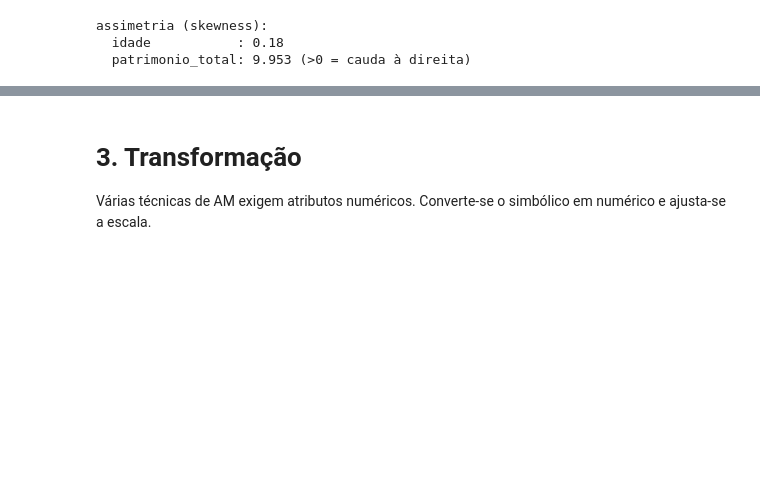
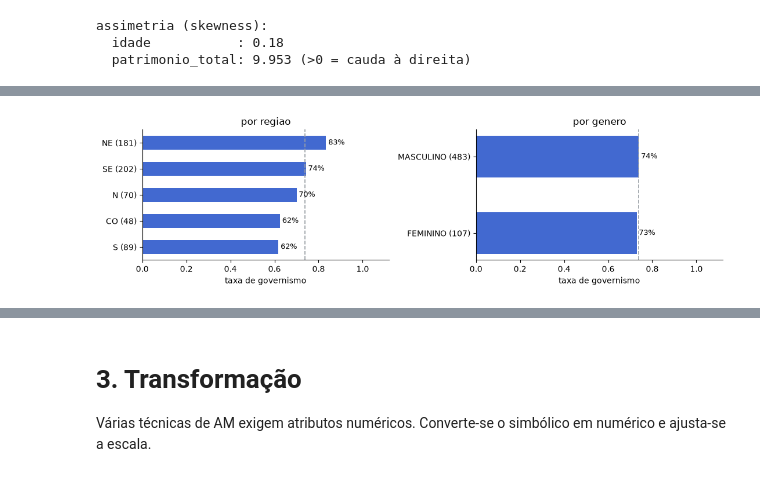
Before and after one commit to gayapedro/tse-rollcall-alignment, a Jupyter notebook: notebook.ipynb, the cells around one changed output, grey strips where cells are left out. Saved outputs shown, nothing was run; the diff lists cells and outputs as text; code cells hidden in the pictures; blank space fills up the shorter version.

```diff
--- a/notebook.ipynb
+++ b/notebook.ipynb
@@ -266,0 +313,18 @@ df[NUMERICAS].corr().round(3)
+# %%
+# taxa de governismo por região e por gênero
+fig, axes = plt.subplots(1, 2, figsize=(11, 3.2))
+for ax, col in zip(axes, ['regiao', 'genero']):
+    t = (df.assign(gov=df['rotulo'] == 'governista')
+         .groupby(col).agg(n=('gov', 'size'), taxa=('gov', 'mean'))
+         .sort_values('taxa'))
+    ax.barh([f'{k} ({int(r.n)})' for k, r in t.iterrows()], t['taxa'],
+            color='#4269d0', height=0.55)
+    ax.axvline(taxa_global, color='#9aa0a6', linestyle='--', linewidth=1.2)
+    for i, v in enumerate(t['taxa']):
+        ax.text(v + 0.01, i, f'{v:.0%}', va='center', fontsize=9)
+    ax.set_xlim(0, 1.12); ax.set_title(f'por {col}')
+    ax.spines[['top', 'right']].set_visible(False)
+axes[0].set_xlabel('taxa de governismo'); axes[1].set_xlabel('taxa de governismo')
+plt.tight_layout(); plt.show()
+# %% [output]
+[figure, added]
```
Also changed, not shown: parts of 29 cells of this notebook, 3 other files.
